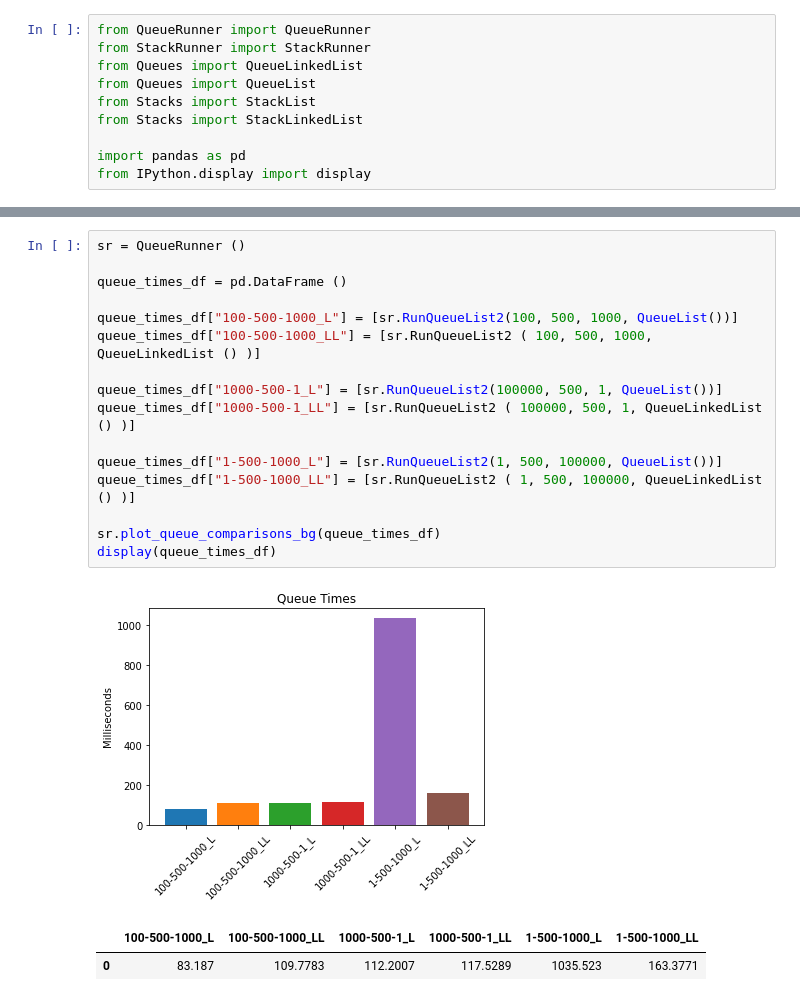
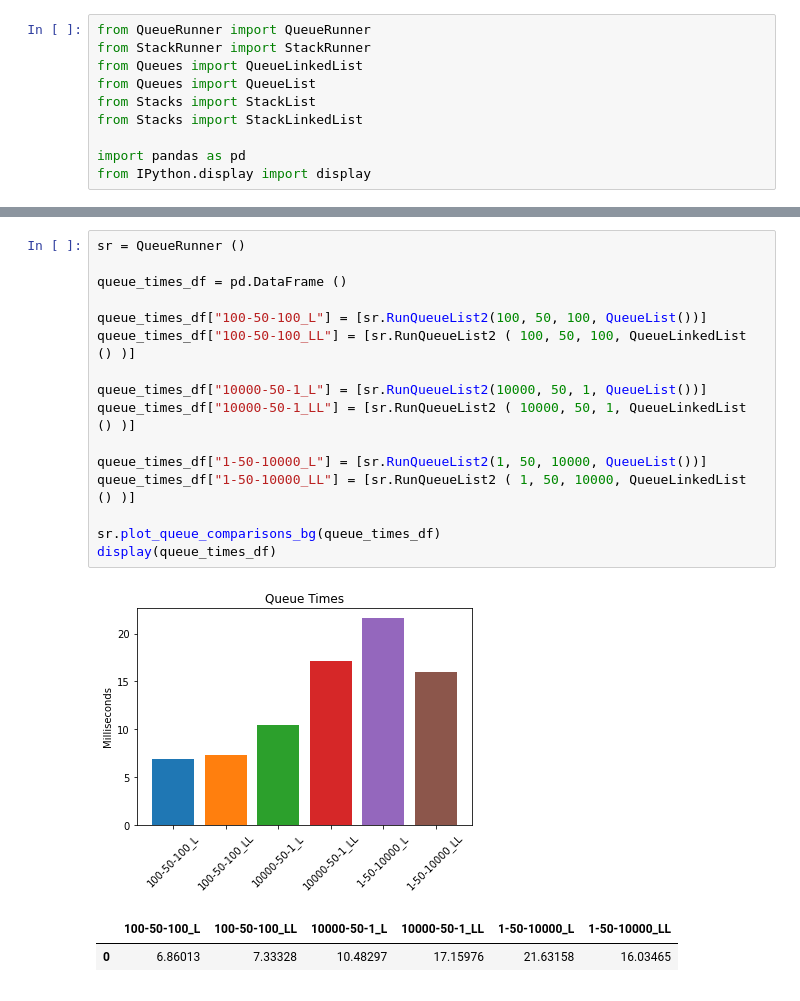
Before and after one commit to KPZNet/StackQueueLists, a Jupyter notebook: StackQueueNotes.ipynb, the cells around one changed output, grey strips where cells are left out. Saved outputs shown, nothing was run; the diff lists cells and outputs as text.

```diff
--- a/StackQueueNotes.ipynb
+++ b/StackQueueNotes.ipynb
@@ -32,23 +32,23 @@ display(queue_times_df)
 # %%
 sr = QueueRunner ()
 
 queue_times_df = pd.DataFrame ()
 
-queue_times_df["100-500-1000_L"] = [sr.RunQueueList2(100, 500, 1000, QueueList())]
-queue_times_df["100-500-1000_LL"] = [sr.RunQueueList2 ( 100, 500, 1000, QueueLinkedList () )]
+queue_times_df["100-50-100_L"] = [sr.RunQueueList2(100, 50, 100, QueueList())]
+queue_times_df["100-50-100_LL"] = [sr.RunQueueList2 ( 100, 50, 100, QueueLinkedList () )]
 
-queue_times_df["1000-500-1_L"] = [sr.RunQueueList2(100000, 500, 1, QueueList())]
-queue_times_df["1000-500-1_LL"] = [sr.RunQueueList2 ( 100000, 500, 1, QueueLinkedList () )]
+queue_times_df["10000-50-1_L"] = [sr.RunQueueList2(10000, 50, 1, QueueList())]
+queue_times_df["10000-50-1_LL"] = [sr.RunQueueList2 ( 10000, 50, 1, QueueLinkedList () )]
 
-queue_times_df["1-500-1000_L"] = [sr.RunQueueList2(1, 500, 100000, QueueList())]
-queue_times_df["1-500-1000_LL"] = [sr.RunQueueList2 ( 1, 500, 100000, QueueLinkedList () )]
+queue_times_df["1-50-10000_L"] = [sr.RunQueueList2(1, 50, 10000, QueueList())]
+queue_times_df["1-50-10000_LL"] = [sr.RunQueueList2 ( 1, 50, 10000, QueueLinkedList () )]
 
 sr.plot_queue_comparisons_bg(queue_times_df)
 display(queue_times_df)
 # %% [output]
-[figure, old version]
+[figure, new version]
-|  | 100-500-1000_L | 100-500-1000_LL | 1000-500-1_L | 1000-500-1_LL | 1-500-1000_L | 1-500-1000_LL |
-| 0 | 83.187 | 109.7783 | 112.2007 | 117.5289 | 1035.523 | 163.3771 |
+|  | 100-50-100_L | 100-50-100_LL | 10000-50-1_L | 10000-50-1_LL | 1-50-10000_L | 1-50-10000_LL |
+| 0 | 6.86013 | 7.33328 | 10.48297 | 17.15976 | 21.63158 | 16.03465 |
 # %%
 sr = StackRunner()
 stack_times_df = pd.DataFrame ()
```
Also changed, not shown: parts of 3 cells of this notebook, 2 other files.
